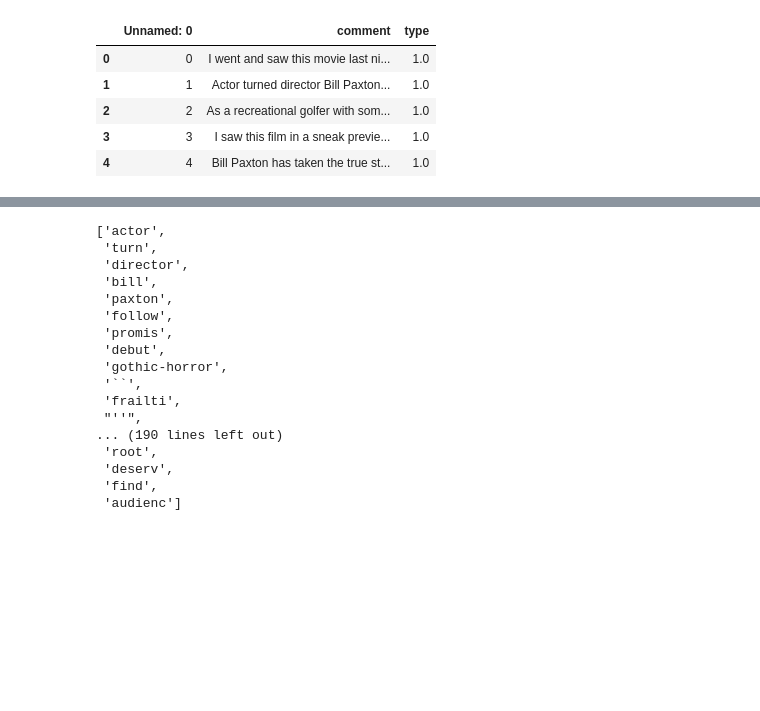
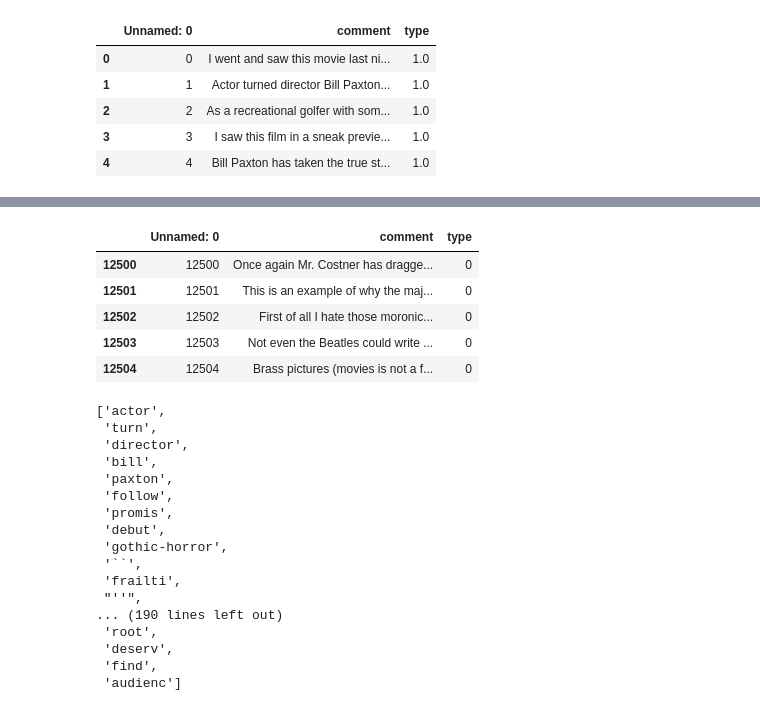
Before and after one commit to Sawyron/emotionColorNN, a Jupyter notebook: NN/comment_analis.ipynb, the cells around one changed output, grey strips where cells are left out. Saved outputs shown, nothing was run; the diff lists cells and outputs as text; code cells hidden in the pictures; blank space fills up the shorter version.

```diff
--- a/NN/comment_analis.ipynb
+++ b/NN/comment_analis.ipynb
@@ -45,3 +54,12 @@ train_df["type"] = train_df["type"].apply(int)
+# %%
+df[df['type'] == 0].head(5)
+# %% [output]
+|  | Unnamed: 0 | comment | type |
+| 12500 | 12500 | Once again Mr. Costner has dragge... | 0 |
+| 12501 | 12501 | This is an example of why the maj... | 0 |
+| 12502 | 12502 | First of all I hate those moronic... | 0 |
+| 12503 | 12503 | Not even the Beatles could write ... | 0 |
+| 12504 | 12504 | Brass pictures (movies is not a f... | 0 |
 # %%
 snowball = SnowballStemmer(language="english")
 english_stop_words = stopwords.words("english")
```
Also changed, not shown: parts of 14 cells of this notebook, 2 other files.
